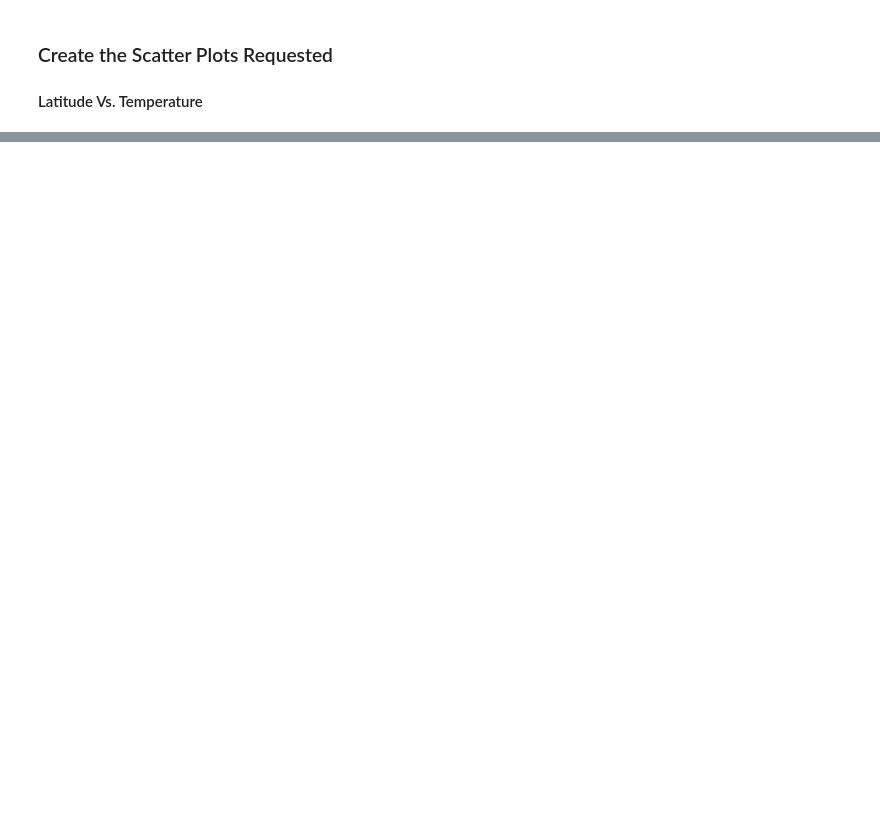
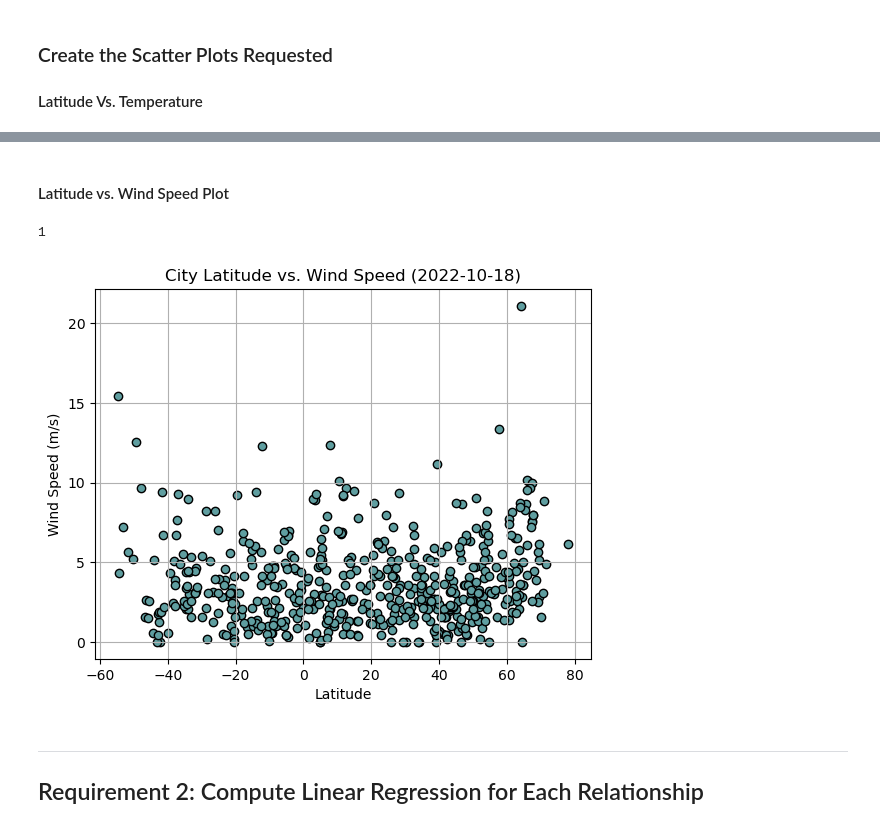
Before and after one commit to benrich322/python-api-challenge, a Jupyter notebook: WeatherPy/WeatherPy.ipynb, the cells around one changed output, grey strips where cells are left out. Cells and saved outputs as stored; diff of their text form; code cells hidden in the pictures; blank space fills up the shorter version.

```diff
--- a/WeatherPy/WeatherPy.ipynb
+++ b/WeatherPy/WeatherPy.ipynb
@@ -228,0 +273,28 @@ plt.savefig("output_data/Fig1.png")
+# %% [markdown]
+#### Latitude vs. Wind Speed Plot
+# %%
+# Build scatter plot for latitude vs. temperature
+x_axis = city_data_df['Lat']
+y_axis = city_data_df['Wind Speed']
+plt.title("City Latitude vs. Wind Speed (2022-10-18)")
+plt.xlabel("Latitude")
+plt.ylabel("Wind Speed (m/s)")
+
+plt.scatter(x_axis, y_axis, marker="o", color="cadetblue",edgecolors='black')
+plt.grid()
+
+# Incorporate the other graph properties
+# YOUR CODE HERE
+
+# Save the figure
+plt.savefig("output_data/Fig1.png")
+
+# Show plot
+city_weather['clouds']['all']
+# %% [output]
+1
+[figure, added]
+# %% [markdown]
+---
+
+## Requirement 2: Compute Linear Regression for Each Relationship
```
Also changed, not shown: parts of 11 cells of this notebook, 2 other files.
